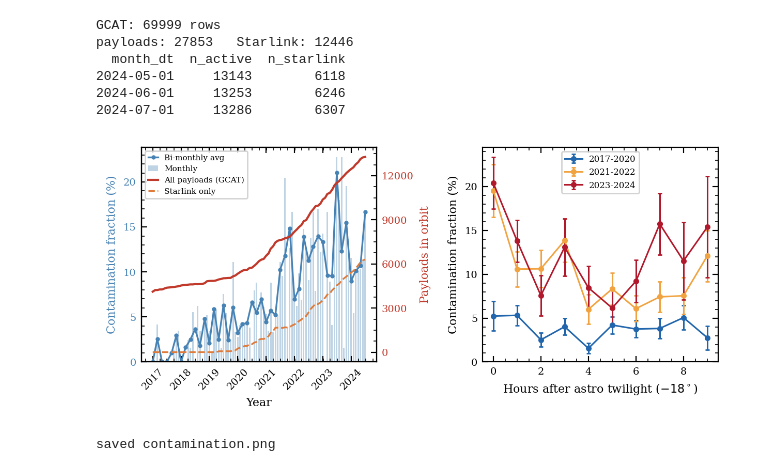
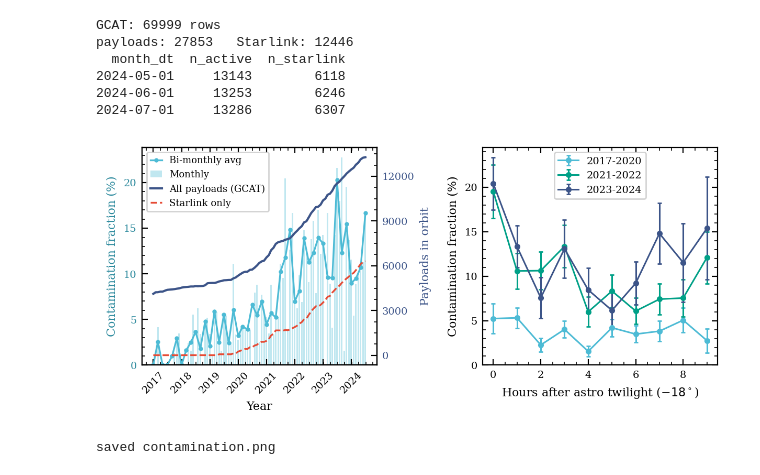
Before and after one commit to eriniocentric/hetdex_sats, a Jupyter notebook: paper_figures_combined.ipynb, the cells around one changed output. Drawn from its saved outputs; the diff is of its cells as text; code cells hidden in the pictures.

```diff
--- a/paper_figures_combined.ipynb
+++ b/paper_figures_combined.ipynb
@@ -59,14 +75,25 @@ print('pdr_dir:', pdr_dir, '(exists=%s)' % op.exists(pdr_dir))
 pdr_dir: /home/jovyan/Hobby-Eberly-Public/HETDEX/pdr/pdr1/ (exists=True)
 # %%
 # ---- streak catalogue + spectra + per-shot metadata ------------------------
-idx = Table.read(STREAK_FITS, hdu='INDEX')
+idx = Table.read(STREAK_FITS)   # reads hdu=1 (the pub table)
 with fits.open(STREAK_FITS) as h:
     spectra = h['SPECTRA'].data.astype(float)   # (n_streaks, nwave)
     errors  = h['ERRORS'].data.astype(float)    # (n_streaks, nwave) 1-sigma
 n_streaks, nwave = spectra.shape
-assert n_streaks == len(idx), 'INDEX / SPECTRA row mismatch!'
+assert n_streaks == len(idx), 'table / SPECTRA row mismatch!'
 WAVE = 3470.0 + np.arange(nwave) * 2.0          # CRVAL3=3470, CDELT3=2
 print(f'{n_streaks} streaks | spectra {spectra.shape} | wave {WAVE[0]:.0f}-{WAVE[-1]:.0f} AA')
+
+# Rename short MRT publication columns to the descriptive names used below.
+_pub_renames = {
+    'Shot':  'shotid',
+    'gmag':  'g_mag',
+    'SNR':   'mean_snr',
+}
+_from = [k for k in _pub_renames if k in idx.colnames]
+_to   = [_pub_renames[k] for k in _from]
+if _from:
+    idx.rename_columns(_from, _to)
 
 # full IFU index (one row per IFU per shot); used for denominators + per-shot mjd
 ifu_all = Table.read(op.join(pdr_dir, 'ifu-index.fits'))
@@ -359,52 +386,52 @@ payloads: 27853   Starlink: 12446
 # %%
 # ===== Combined contamination figure: growth (left) + twilight by epoch (right) =====
 apjl_style()
-fig = plt.figure(figsize=(7.2, 2.7))
+fig = plt.figure(figsize=(7.1, 2.7))
 gs  = fig.add_gridspec(1, 2, width_ratios=[1, 1], wspace=0.45)
 axT = fig.add_subplot(gs[0, 0])   # growth over the survey
 axW = fig.add_subplot(gs[0, 1])   # twilight dependence, split by survey epoch
 
 # ---- left: monthly/bi-monthly fraction + payloads in orbit -----------------
+C_CONT_DARK = '#2E8B9E'   # darker shade of C_CONT for axis text
 ax2 = axT.twinx()
-axT.bar(month_dt, fraction_monthly * 100, width=20, color='steelblue', alpha=0.35,
+axT.bar(month_dt, fraction_monthly * 100, width=20, color=C_CONT, alpha=0.35,
         lw=0, label='Monthly')
-axT.plot(bimonth_dt, fraction_bimonth * 100, 'o-', color='steelblue', ms=2, lw=1.2,
+axT.plot(bimonth_dt, fraction_bimonth * 100, 'o-', color=C_CONT, ms=2, lw=1.2,
          label='Bi-monthly avg')
-axT.set_ylabel('Contamination fraction (%)', color='steelblue')
-axT.tick_params(axis='y', labelcolor='steelblue')
+axT.set_ylabel('Contamination fraction (%)', color=C_CONT_DARK)
+axT.tick_params(axis='y', labelcolor=C_CONT_DARK)
 axT.set_ylim(0, None)
 if gcat_available:
-    ax2.plot(sat_counts['month_dt'], sat_counts['n_active'], '-', color='#C0392B',
+    ax2.plot(sat_counts['month_dt'], sat_counts['n_active'], '-', color=C_PAYLOAD,
              lw=1.5, label='All payloads (GCAT)')
-    ax2.plot(sat_counts['month_dt'], sat_counts['n_starlink'], '--', color='#E07B39',
+    ax2.plot(sat_counts['month_dt'], sat_counts['n_starlink'], '--', color=C_SL,
              lw=1.2, label='Starlink only')
-ax2.set_ylabel('Payloads in orbit', color='#C0392B')
-ax2.tick_params(axis='y', labelcolor='#C0392B')
+ax2.set_ylabel('Payloads in orbit', color=C_PAYLOAD)
+ax2.tick_params(axis='y', labelcolor=C_PAYLOAD)
 ax2.yaxis.set_major_locator(plt.MaxNLocator(5, integer=True))
 axT.set_xlabel('Year')
 axT.xaxis.set_major_formatter(mdates.DateFormatter('%Y'))
 axT.xaxis.set_major_locator(mdates.YearLocator())
 axT.tick_params(axis='x', rotation=45)
 h1, l1 = axT.get_legend_handles_labels(); h2, l2 = ax2.get_legend_handles_labels()
-axT.legend(h1 + h2, l1 + l2, loc='upper left', fontsize=5.5, handlelength=1.2)
+axT.legend(h1 + h2, l1 + l2, loc='upper left', fontsize=6.5, handlelength=1.2)
 
 # ---- right: contamination fraction vs hours after twilight, by survey epoch -
-epoch_cols = ['#2166AC', '#F1A340', '#B2182B']   # cool -> hot = early -> recent
-for (lab, y0, y1), col in zip(EPOCHS, epoch_cols):
+for (lab, y0, y1), col in zip(EPOCHS, EPOCH_COLS):
     fr, fe, nt = rate_twi_epoch((yr_all >= y0) & (yr_all <= y1))
     good = nt >= 5
     axW.errorbar(tctr[good], fr[good], yerr=fe[good], fmt='o-', color=col, ms=3,
                  lw=1.1, capsize=1.5, label=lab)
 axW.set_xlabel(r'Hours after astro twilight ($-18^\circ$)')
 axW.set_ylabel('Contamination fraction (%)')
 axW.set_ylim(0, None)
-axW.legend(fontsize=6, title_fontsize=6)
+axW.legend(fontsize=7, title_fontsize=7)
 
 fig.savefig(f'{PLOT_DIR}/contamination.png', dpi=300, bbox_inches='tight')
 plt.show()
 print('saved contamination.png')
 # %% [output]
-[figure, old version]
+[figure, new version]
 saved contamination.png
 # %%
 def twi_numbers(ymask, beyond_hr=1.5):
```
Also changed, not shown: parts of 8 cells of this notebook, 8 other files.
